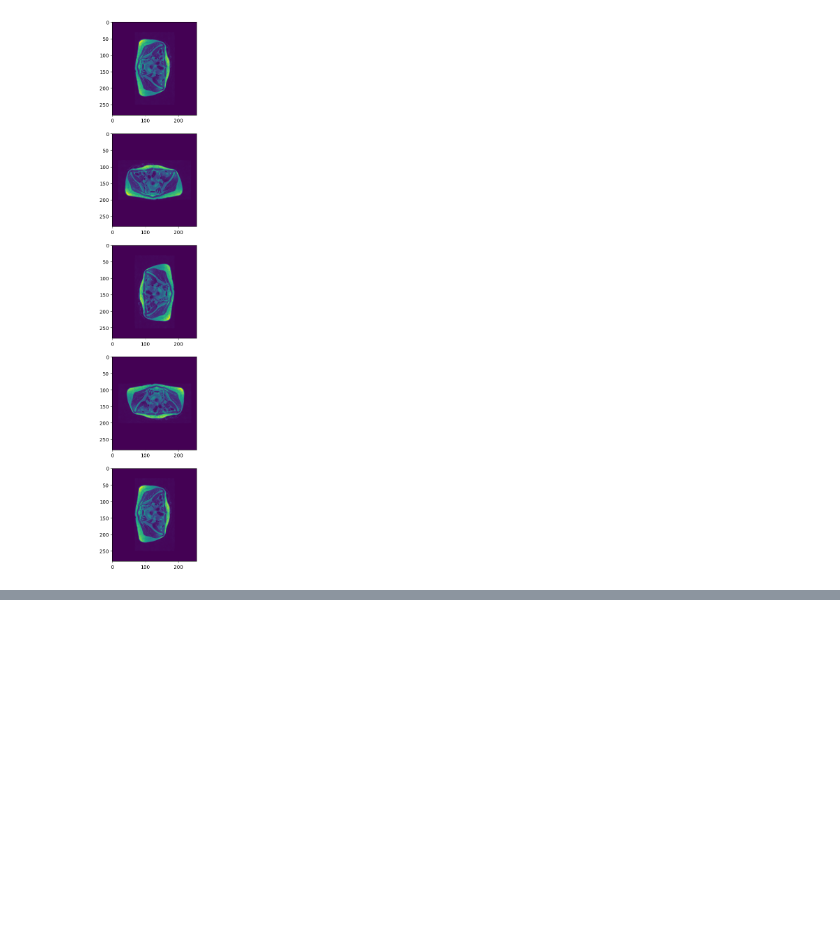
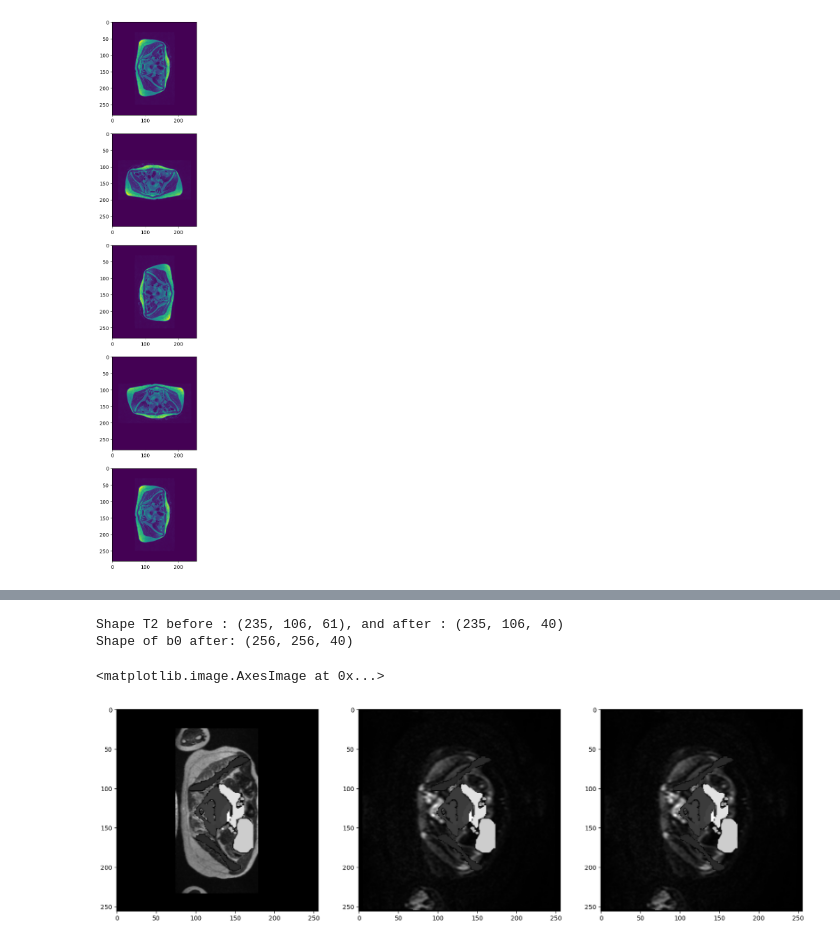
Before and after one commit to CharlineCuraut/Registration_IRM_T2_DWI_b0, a Jupyter notebook: registration_IRM_T2_DWI_b0.ipynb, the cells around one changed output, grey strips where cells are left out. Cells and saved outputs as stored; diff of their text form; code cells hidden in the pictures; blank space fills up the shorter version.

```diff
--- a/registration_IRM_T2_DWI_b0.ipynb
+++ b/registration_IRM_T2_DWI_b0.ipynb
@@ -1743,0 +1486,12 @@ plt.imshow(img2, cmap='gray')
+# %%
+## we can't cut like before because the mask is of same size as T2 which is bigger than b0
+## --> se baser sur la segmentation plutôt que sur le mask ?
+
+new_mask = np.where(minorbis_resampled_T2_seg==0.0, 0.0, 1.0)
+
+minorbis_T2_rs_cut, minorbis_T2_mask_rs_cut, minorbis_T2_seg_rs_cut, minorbis_b0_cut = cutting_to_ROI(minorbis_resampled_T2, minorbis_resampled_T2_mask, minorbis_resampled_T2_seg,
+                                                                                          minorbis_affine_T2_resampled, minorbis_b0,
+                                                                                          minorbis_affine_b0, verbose=1, useSeg=True, newMask=new_mask)
+# %% [output]
+Shape T2 before : (235, 106, 61), and after : (235, 106, 40)
+Shape of b0 after: (256, 256, 40)
@@ -1743,0 +1529,28 @@ plt.imshow(img2, cmap='gray')
+# %%
+### plot seg on b0 before and after registration
+minorbis_T2_seg_rs_cut_n = minorbis_T2_seg_rs_cut[:,:,25]
+
+minorbis_T2_seg_rs_cut_pad_n, minorbis_b0_cut_pad_axial_i = padding(minorbis_T2_seg_rs_cut_n, minorbis_b0_cut_axial_i)
+
+minorbis_T2_seg_rs_cut_pad_norm_n = cv2.normalize(minorbis_T2_seg_rs_cut_pad_n, None, alpha=0, beta=255, norm_type=cv2.NORM_MINMAX, dtype=cv2.CV_8U)
+
+
+rows, cols = minorbis_T2_seg_rs_cut_pad_norm_n.shape
+
+plt.figure(figsize=(20,15))
+plt.subplot(1,3,1)
+img3 = np.where(minorbis_T2_seg_rs_cut_pad_norm_n!=0, minorbis_T2_seg_rs_cut_pad_norm_n, minorbis_T2_rs_cut_pad_norm_axial_i)
+plt.imshow(img3, cmap='gray')
+#plt.imshow(minor_b0_cut_pad_norm_axial_i, cmap='gray')
+
+plt.subplot(1,3,2)
+img1 = np.where(minorbis_T2_seg_rs_cut_pad_norm_n!=0, minorbis_T2_seg_rs_cut_pad_norm_n, minorbis_b0_cut_pad_norm_axial_i)
+plt.imshow(img1, cmap='gray')
+
+plt.subplot(1,3,3)
+reg_seg_T2 = cv2.warpAffine(minorbis_T2_seg_rs_cut_pad_norm_n, M, (cols, rows))
+img2 = np.where(reg_seg_T2!=0, reg_seg_T2, minorbis_b0_cut_pad_norm_axial_i)
+plt.imshow(img2, cmap='gray')
+# %% [output]
+<matplotlib.image.AxesImage at 0x...>
+[figure, added]
```
Also changed, not shown: parts of 91 cells of this notebook.
